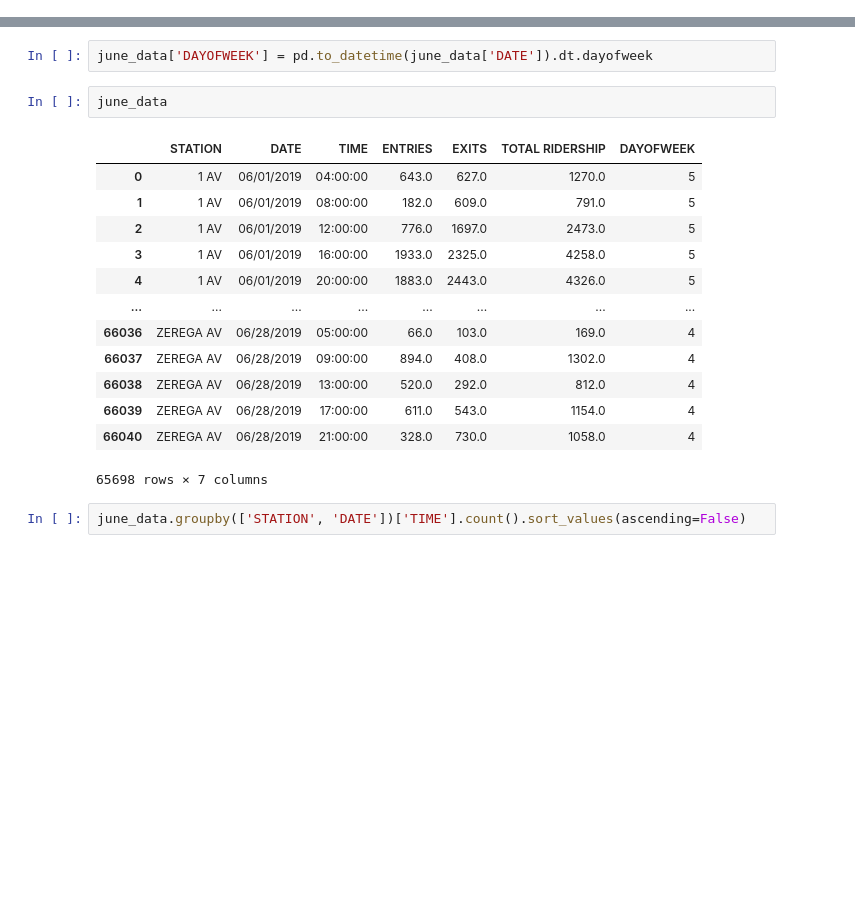
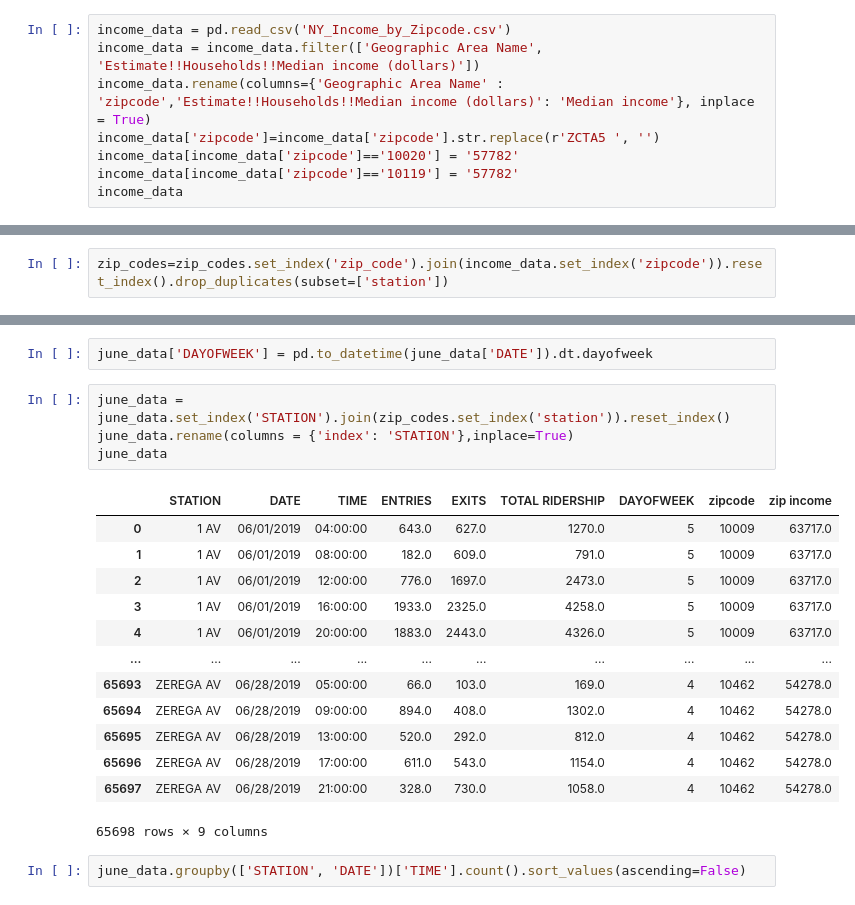
Before and after one commit to mattsegall/MTA-Project1, a Jupyter notebook: Time analysis.ipynb, the cells around one changed output, grey strips where cells are left out. Saved outputs shown, nothing was run; the diff lists cells and outputs as text; blank space fills up the shorter version.

```diff
--- a/Time analysis.ipynb
+++ b/Time analysis.ipynb
@@ -42,0 +29,8 @@ len(zip_codes)
+# %%
+income_data = pd.read_csv('NY_Income_by_Zipcode.csv')
+income_data = income_data.filter(['Geographic Area Name', 'Estimate!!Households!!Median income (dollars)'])
+income_data.rename(columns={'Geographic Area Name' : 'zipcode','Estimate!!Households!!Median income (dollars)': 'Median income'}, inplace = True)
+income_data['zipcode']=income_data['zipcode'].str.replace(r'ZCTA5 ', '')
+income_data[income_data['zipcode']=='10020'] = '57782'
+income_data[income_data['zipcode']=='10119'] = '57782'
+income_data
@@ -42,0 +51,2 @@ len(zip_codes)
+# %%
+zip_codes=zip_codes.set_index('zip_code').join(income_data.set_index('zipcode')).reset_index().drop_duplicates(subset=['station'])
@@ -78,22 +108,24 @@ june_data = june_data[mask].copy()
 june_data['TOTAL RIDERSHIP'] = june_data['ENTRIES']+june_data['EXITS']
 # %%
 june_data['DAYOFWEEK'] = pd.to_datetime(june_data['DATE']).dt.dayofweek
-# %%
-june_data
-# %% [output]
-|  | STATION | DATE | TIME | ENTRIES | EXITS | TOTAL RIDERSHIP | DAYOFWEEK |
-| 0 | 1 AV | 06/01/2019 | 04:00:00 | 643.0 | 627.0 | 1270.0 | 5 |
-| 1 | 1 AV | 06/01/2019 | 08:00:00 | 182.0 | 609.0 | 791.0 | 5 |
-| 2 | 1 AV | 06/01/2019 | 12:00:00 | 776.0 | 1697.0 | 2473.0 | 5 |
-| 3 | 1 AV | 06/01/2019 | 16:00:00 | 1933.0 | 2325.0 | 4258.0 | 5 |
-| 4 | 1 AV | 06/01/2019 | 20:00:00 | 1883.0 | 2443.0 | 4326.0 | 5 |
-| ... | ... | ... | ... | ... | ... | ... | ... |
-| 66036 | ZEREGA AV | 06/28/2019 | 05:00:00 | 66.0 | 103.0 | 169.0 | 4 |
-| 66037 | ZEREGA AV | 06/28/2019 | 09:00:00 | 894.0 | 408.0 | 1302.0 | 4 |
-| 66038 | ZEREGA AV | 06/28/2019 | 13:00:00 | 520.0 | 292.0 | 812.0 | 4 |
-| 66039 | ZEREGA AV | 06/28/2019 | 17:00:00 | 611.0 | 543.0 | 1154.0 | 4 |
-| 66040 | ZEREGA AV | 06/28/2019 | 21:00:00 | 328.0 | 730.0 | 1058.0 | 4 |
-65698 rows × 7 columns
+# %%
+june_data = june_data.set_index('STATION').join(zip_codes.set_index('station')).reset_index()
+june_data.rename(columns = {'index': 'STATION'},inplace=True)
+june_data
+# %% [output]
+|  | STATION | DATE | TIME | ENTRIES | EXITS | TOTAL RIDERSHIP | DAYOFWEEK | zipcode | zip income |
+| 0 | 1 AV | 06/01/2019 | 04:00:00 | 643.0 | 627.0 | 1270.0 | 5 | 10009 | 63717.0 |
+| 1 | 1 AV | 06/01/2019 | 08:00:00 | 182.0 | 609.0 | 791.0 | 5 | 10009 | 63717.0 |
+| 2 | 1 AV | 06/01/2019 | 12:00:00 | 776.0 | 1697.0 | 2473.0 | 5 | 10009 | 63717.0 |
+| 3 | 1 AV | 06/01/2019 | 16:00:00 | 1933.0 | 2325.0 | 4258.0 | 5 | 10009 | 63717.0 |
+| 4 | 1 AV | 06/01/2019 | 20:00:00 | 1883.0 | 2443.0 | 4326.0 | 5 | 10009 | 63717.0 |
+| ... | ... | ... | ... | ... | ... | ... | ... | ... | ... |
+| 65693 | ZEREGA AV | 06/28/2019 | 05:00:00 | 66.0 | 103.0 | 169.0 | 4 | 10462 | 54278.0 |
+| 65694 | ZEREGA AV | 06/28/2019 | 09:00:00 | 894.0 | 408.0 | 1302.0 | 4 | 10462 | 54278.0 |
+| 65695 | ZEREGA AV | 06/28/2019 | 13:00:00 | 520.0 | 292.0 | 812.0 | 4 | 10462 | 54278.0 |
+| 65696 | ZEREGA AV | 06/28/2019 | 17:00:00 | 611.0 | 543.0 | 1154.0 | 4 | 10462 | 54278.0 |
+| 65697 | ZEREGA AV | 06/28/2019 | 21:00:00 | 328.0 | 730.0 | 1058.0 | 4 | 10462 | 54278.0 |
+65698 rows × 9 columns
 # %%
 june_data.groupby(['STATION', 'DATE'])['TIME'].count().sort_values(ascending=False)
 # %% [output]
```
Also changed, not shown: parts of 11 cells of this notebook.
